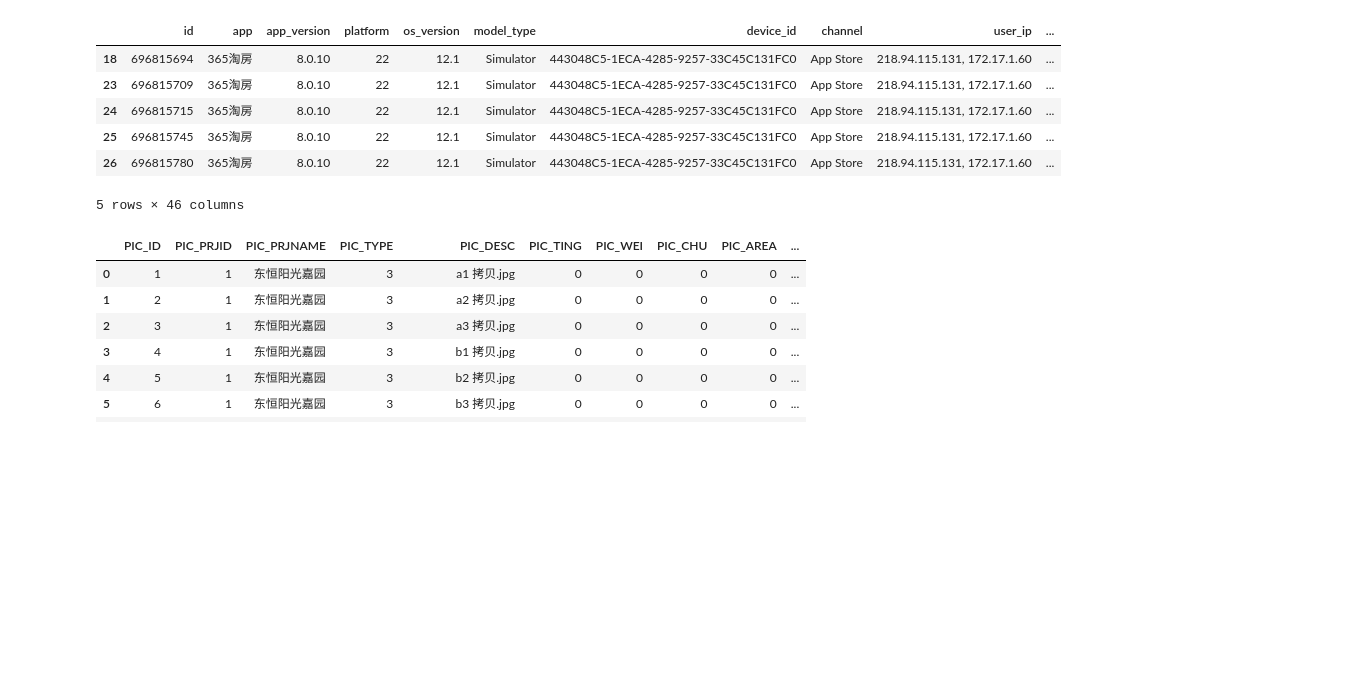
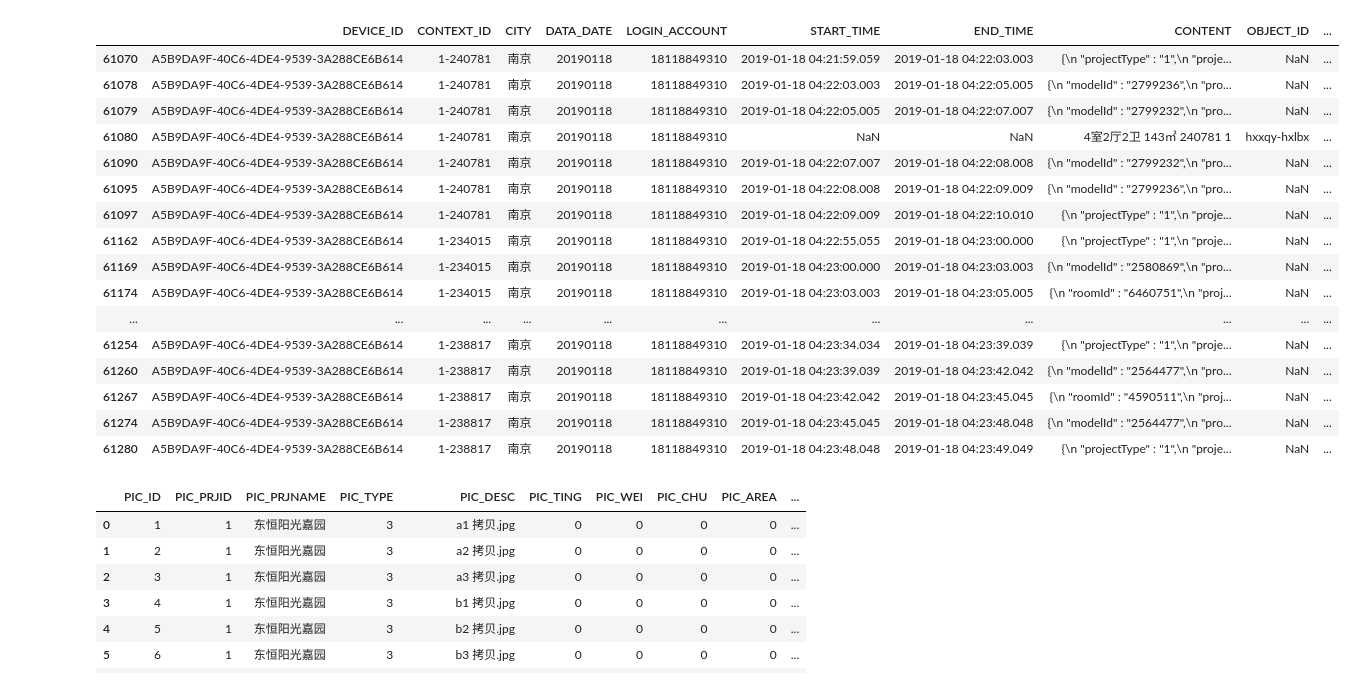
Before and after one commit to flybetter/handson_demo, a Jupyter notebook: data_analysis/data_365company_new_data.ipynb, the cells around one changed output. Drawn from its saved outputs; the diff is of its cells as text; code cells hidden in the pictures; blank space fills up the shorter version.

```diff
--- a/data_analysis/data_365company_new_data.ipynb
+++ b/data_analysis/data_365company_new_data.ipynb
@@ -7,3 +9,5 @@ df=pd.read_csv('demo.csv')
+# %%
+df=df[df['LOGIN_ACCOUNT']=='18118849310']
 # %%
 df
 # %% [output]
@@ -41,33 +44,61 @@ from pandas.io.json import json_normalize
 # (df['roomId'],df['projectType'],df['projectId'])=df['content'].apply(custom)
 # %%
 import json
+# def custom(df):
+#     try:
+#         object=json.loads(df['content'])
+#         df['roomId']=object.get('roomId',np.NaN)
+#         df['projectType']=object.get('projectType',np.NaN)
+#         df['modelId']=object.get('modelId',np.NaN)
+#         df['projectId']=object.get('projectId',np.ALLOW_THREADSNaN)
+#         df['shaiXuan']=object.get('shaiXuan',np.NaN)
+#         return df
+#     except:
+#         df['roomId']=np.NaN
+#         df['projectType']=np.NaN
+#         df['modelId']=np.NaN
+#         df['projectId']=np.NaN
+#         df['shaiXuan']=np.NaN
+#         return df
+
 def custom(df):
     try:
-        object=json.loads(df['content'])
-        df['roomId']=object.get('roomId',np.NaN)
-        df['projectType']=object.get('projectType',np.NaN)
-        df['modelId']=object.get('modelId',np.NaN)
-        df['projectId']=object.get('projectId',np.NaN)
-        df['shaiXuan']=object.get('shaiXuan',np.NaN)
+        object = json.loads(df['CONTENT'])
+        df['ROOMID'] = object.get('roomId', np.NaN)
+        df['PROJECTTYPE'] = object.get('projectType', np.NaN)
+        df['MODELID'] = object.get('modelId', np.NaN)
+        df['PROJECTID'] = object.get('projectId', np.NaN)
+        df['SHAIXUAN'] = object.get('shaiXuan', np.NaN)
         return df
     except:
-        df['roomId']=np.NaN
-        df['projectType']=np.NaN
-        df['modelId']=np.NaN
-        df['projectId']=np.NaN
-        df['shaiXuan']=np.NaN
+        df['ROOMID'] = np.NaN
+        df['PROJECTTYPE'] = np.NaN
+        df['MODELID'] = np.NaN
+        df['PROJECTID'] = np.NaN
+        df['SHAIXUAN'] = np.NaN
         return df
+
 df=df.apply(custom,axis=1)
 # %%
-df.dropna(subset=['content'])
+df.dropna(subset=['CONTENT'])
 # %% [output]
-|  | id | app | app_version | platform | os_version | model_type | device_id | channel | user_ip | ... |
-| 18 | 696815694 | 365淘房 | 8.0.10 | 22 | 12.1 | Simulator | 443048C5-1ECA-4285-9257-33C45C131FC0 | App Store | 218.94.115.131, 172.17.1.60 | ... |
-| 23 | 696815709 | 365淘房 | 8.0.10 | 22 | 12.1 | Simulator | 443048C5-1ECA-4285-9257-33C45C131FC0 | App Store | 218.94.115.131, 172.17.1.60 | ... |
-| 24 | 696815715 | 365淘房 | 8.0.10 | 22 | 12.1 | Simulator | 443048C5-1ECA-4285-9257-33C45C131FC0 | App Store | 218.94.115.131, 172.17.1.60 | ... |
-| 25 | 696815745 | 365淘房 | 8.0.10 | 22 | 12.1 | Simulator | 443048C5-1ECA-4285-9257-33C45C131FC0 | App Store | 218.94.115.131, 172.17.1.60 | ... |
-| 26 | 696815780 | 365淘房 | 8.0.10 | 22 | 12.1 | Simulator | 443048C5-1ECA-4285-9257-33C45C131FC0 | App Store | 218.94.115.131, 172.17.1.60 | ... |
+|  | DEVICE_ID | CONTEXT_ID | CITY | DATA_DATE | LOGIN_ACCOUNT | START_TIME | END_TIME | CONTENT | OBJECT_ID | ... |
+| 61070 | A5B9DA9F-40C6-4DE4-9539-3A288CE6B614 | 1-240781 | 南京 | 20190118 | 18118849310 | 2019-01-18 04:21:59.059 | 2019-01-18 04:22:03.003 | {\n "projectType" : "1",\n "proje... | NaN | ... |
+| 61078 | A5B9DA9F-40C6-4DE4-9539-3A288CE6B614 | 1-240781 | 南京 | 20190118 | 18118849310 | 2019-01-18 04:22:03.003 | 2019-01-18 04:22:05.005 | {\n "modelId" : "2799236",\n "pro... | NaN | ... |
+| 61079 | A5B9DA9F-40C6-4DE4-9539-3A288CE6B614 | 1-240781 | 南京 | 20190118 | 18118849310 | 2019-01-18 04:22:05.005 | 2019-01-18 04:22:07.007 | {\n "modelId" : "2799232",\n "pro... | NaN | ... |
+| 61080 | A5B9DA9F-40C6-4DE4-9539-3A288CE6B614 | 1-240781 | 南京 | 20190118 | 18118849310 | NaN | NaN | 4室2厅2卫 143㎡ 240781 1 | hxxqy-hxlbx | ... |
+| 61090 | A5B9DA9F-40C6-4DE4-9539-3A288CE6B614 | 1-240781 | 南京 | 20190118 | 18118849310 | 2019-01-18 04:22:07.007 | 2019-01-18 04:22:08.008 | {\n "modelId" : "2799232",\n "pro... | NaN | ... |
+| 61095 | A5B9DA9F-40C6-4DE4-9539-3A288CE6B614 | 1-240781 | 南京 | 20190118 | 18118849310 | 2019-01-18 04:22:08.008 | 2019-01-18 04:22:09.009 | {\n "modelId" : "2799236",\n "pro... | NaN | ... |
+| 61097 | A5B9DA9F-40C6-4DE4-9539-3A288CE6B614 | 1-240781 | 南京 | 20190118 | 18118849310 | 2019-01-18 04:22:09.009 | 2019-01-18 04:22:10.010 | {\n "projectType" : "1",\n "proje... | NaN | ... |
+| 61162 | A5B9DA9F-40C6-4DE4-9539-3A288CE6B614 | 1-234015 | 南京 | 20190118 | 18118849310 | 2019-01-18 04:22:55.055 | 2019-01-18 04:23:00.000 | {\n "projectType" : "1",\n "proje... | NaN | ... |
+| 61169 | A5B9DA9F-40C6-4DE4-9539-3A288CE6B614 | 1-234015 | 南京 | 20190118 | 18118849310 | 2019-01-18 04:23:00.000 | 2019-01-18 04:23:03.003 | {\n "modelId" : "2580869",\n "pro... | NaN | ... |
+| 61174 | A5B9DA9F-40C6-4DE4-9539-3A288CE6B614 | 1-234015 | 南京 | 20190118 | 18118849310 | 2019-01-18 04:23:03.003 | 2019-01-18 04:23:05.005 | {\n "roomId" : "6460751",\n "proj... | NaN | ... |
+| ... | ... | ... | ... | ... | ... | ... | ... | ... | ... | ... |
+| 61254 | A5B9DA9F-40C6-4DE4-9539-3A288CE6B614 | 1-238817 | 南京 | 20190118 | 18118849310 | 2019-01-18 04:23:34.034 | 2019-01-18 04:23:39.039 | {\n "projectType" : "1",\n "proje... | NaN | ... |
+| 61260 | A5B9DA9F-40C6-4DE4-9539-3A288CE6B614 | 1-238817 | 南京 | 20190118 | 18118849310 | 2019-01-18 04:23:39.039 | 2019-01-18 04:23:42.042 | {\n "modelId" : "2564477",\n "pro... | NaN | ... |
+| 61267 | A5B9DA9F-40C6-4DE4-9539-3A288CE6B614 | 1-238817 | 南京 | 20190118 | 18118849310 | 2019-01-18 04:23:42.042 | 2019-01-18 04:23:45.045 | {\n "roomId" : "4590511",\n "proj... | NaN | ... |
+| 61274 | A5B9DA9F-40C6-4DE4-9539-3A288CE6B614 | 1-238817 | 南京 | 20190118 | 18118849310 | 2019-01-18 04:23:45.045 | 2019-01-18 04:23:48.048 | {\n "modelId" : "2564477",\n "pro... | NaN | ... |
+| 61280 | A5B9DA9F-40C6-4DE4-9539-3A288CE6B614 | 1-238817 | 南京 | 20190118 | 18118849310 | 2019-01-18 04:23:48.048 | 2019-01-18 04:23:49.049 | {\n "projectType" : "1",\n "proje... | NaN | ... |
-5 rows × 46 columns
 # %%
 columns=[ 'PIC_ID','PIC_PRJID','PIC_PRJNAME','PIC_TYPE','PIC_DESC','PIC_TING','PIC_WEI','PIC_CHU','PIC_AREA','PIC_SELL_POINT','PIC_HX_TOTALPRICE' ]
 df2=pd.read_csv('newHouseModel.txt', names=columns,header=None ,dtype={'PIC_ID':object})
```
Also changed, not shown: parts of 12 cells of this notebook, 1 other file.
